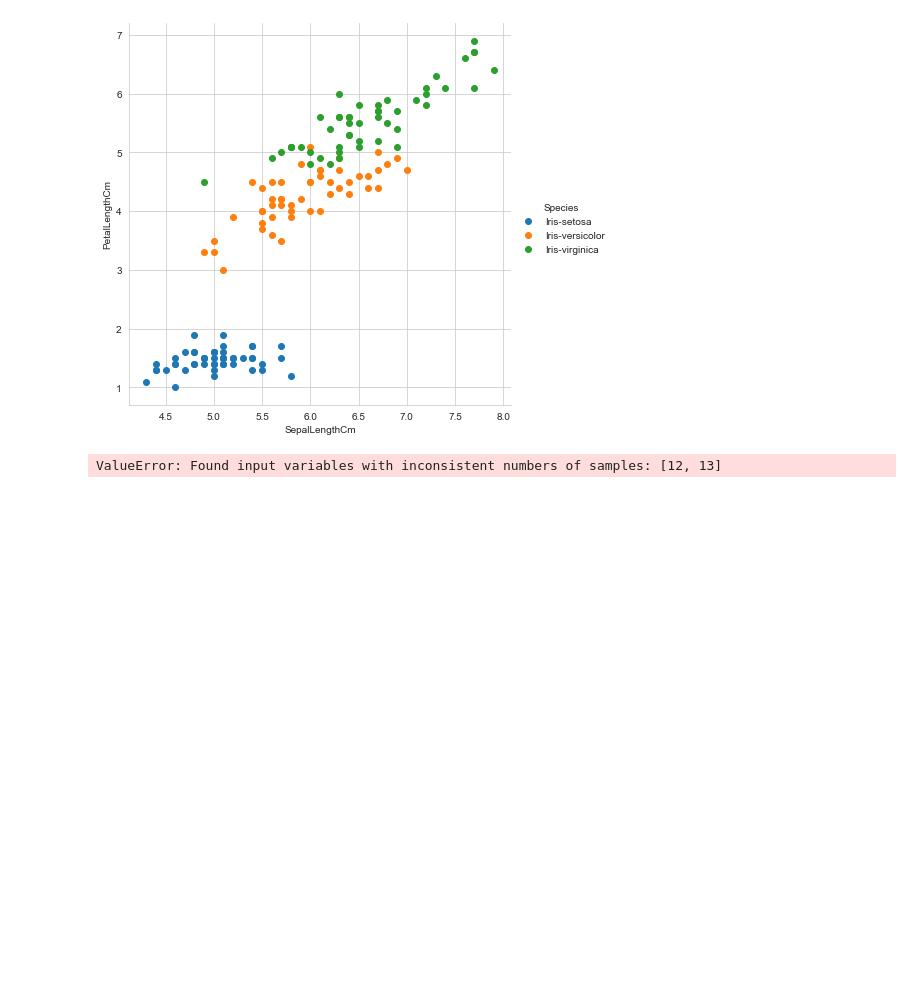
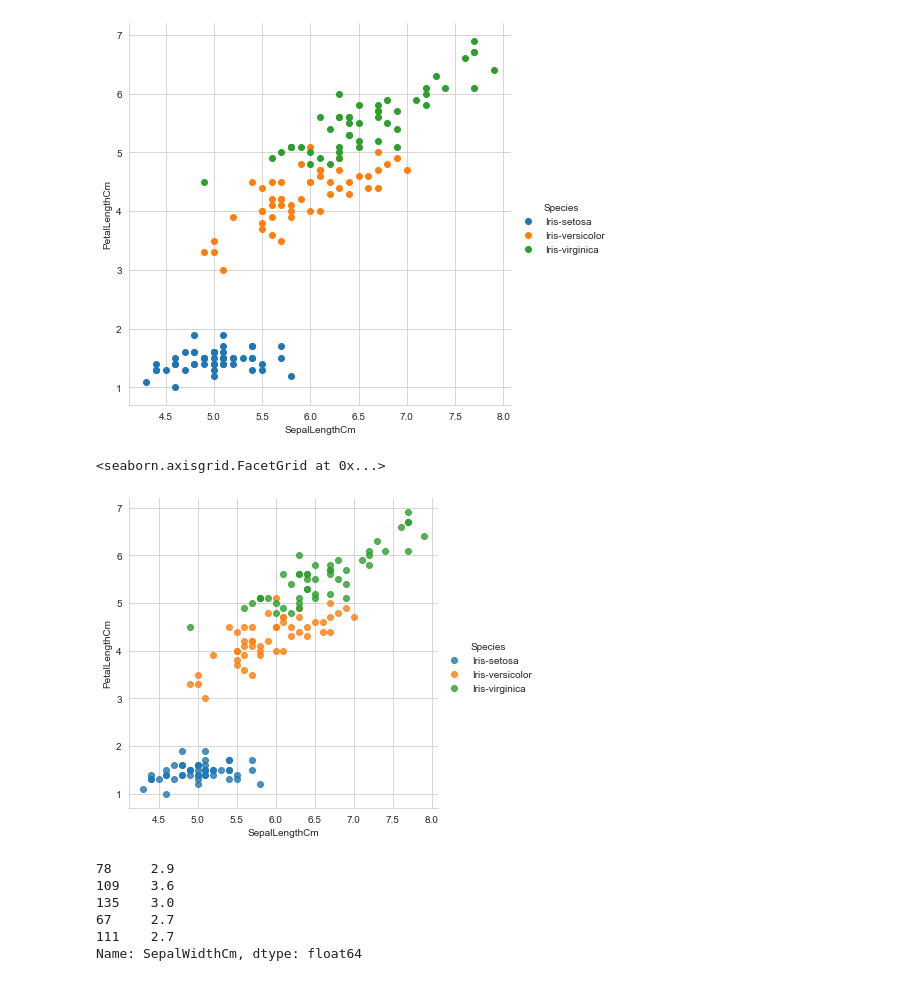
Before and after one commit to Thien-Nguyen-Git/Iris_Flowers, a Jupyter notebook: Beautiful_Flowers.ipynb, the cells around one changed output. Drawn from its saved outputs; the diff is of its cells as text; code cells hidden in the pictures; blank space fills up the shorter version.

Commit message:
Iris Model 1

```diff
--- a/Beautiful_Flowers.ipynb
+++ b/Beautiful_Flowers.ipynb
@@ -114,35 +126,12 @@ sns.FacetGrid(iris, hue ="Species", height = 6).map(plt.scatter, 'SepalLengthCm'
 # %% [output]
 <seaborn.axisgrid.FacetGrid at 0x...>
 [figure]
-# %%
-# Applying Linear Regression - Model 1
-
-import matplotlib.pyplot as plt
-import numpy as np
-from sklearn import datasets, linear_model, metrics
-
-iris = pd.read_csv("Iris.csv")
-df = pd.DataFrame(iris)
-# X = "sepalwidthcm"
-# y = "sepallengthcm"
-
-from sklearn.model_selection import train_test_split
-X_train, X_test, y_train, y_test = train_test_split(X, y, test_size=0.4, random_state=1)
-
-reg = linear_model.LinearRegression()
-
-reg.fit(X_train, y_train)
-
-print('Coefficients: ', reg.coef_)
-
-print('Variance score: {}'.format(reg.score(X_test, y_test)))
-
-plt.style.use('fivethirtyeight')
-plt.scatter(reg.predict(X_train), reg.predict(X_train) - y_train, color = "green", s = 10, label = 'Train data')
-plt.scatter(reg.predict(X_test), reg.predict(X_test) - y_test, color = "blue", s = 10, label = 'Test data')
-plt.hlines(y = 0, xmin = 0, xmax = 50, linewidth = 2)
-plt.legend(loc = 'upper right')
-plt.title("Residual errors")
-plt.show()
-# %% [output]
-ValueError: Found input variables with inconsistent numbers of samples: [12, 13]
+# %%
+# 8 - version 2
+
+sns.set_style('whitegrid')
+# Same as before, but set hue as species to differentiate between species using color
+sns.lmplot(x='SepalLengthCm', y='PetalLengthCm', data=df, hue='Species' , fit_reg=False)
+# %% [output]
+<seaborn.axisgrid.FacetGrid at 0x...>
+[figure, added]
@@ -148,0 +156,9 @@ ValueError: Found input variables with inconsistent numbers of samples: [12, 13]
+# %%
+x_train.head()
+# %% [output]
+78     2.9
+109    3.6
+135    3.0
+67     2.7
+111    2.7
+Name: SepalWidthCm, dtype: float64
```
Also changed, not shown: parts of 24 cells of this notebook.
